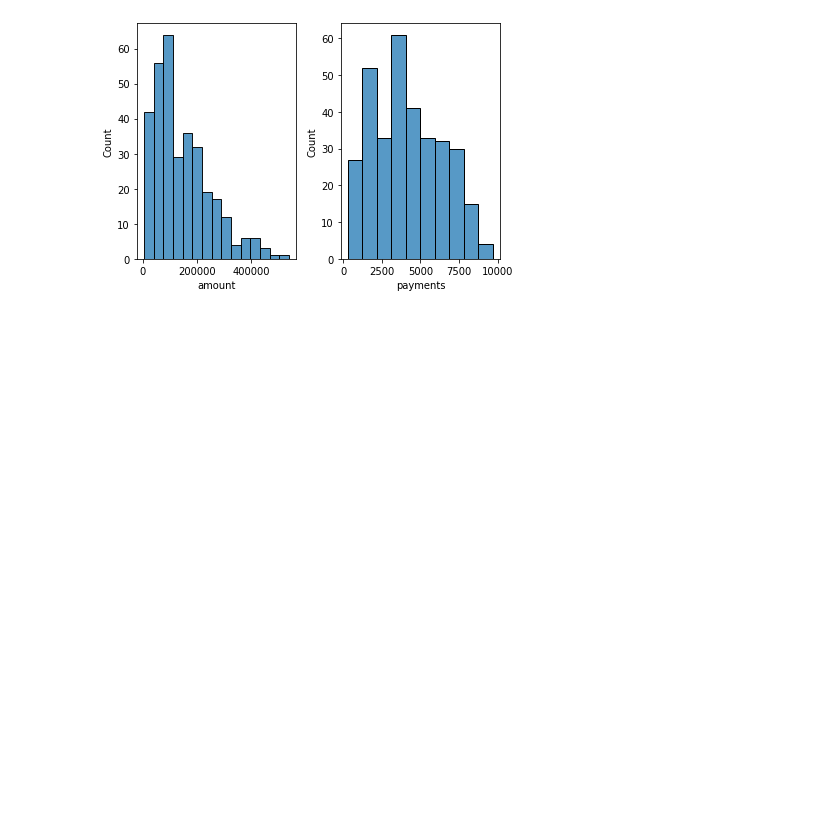
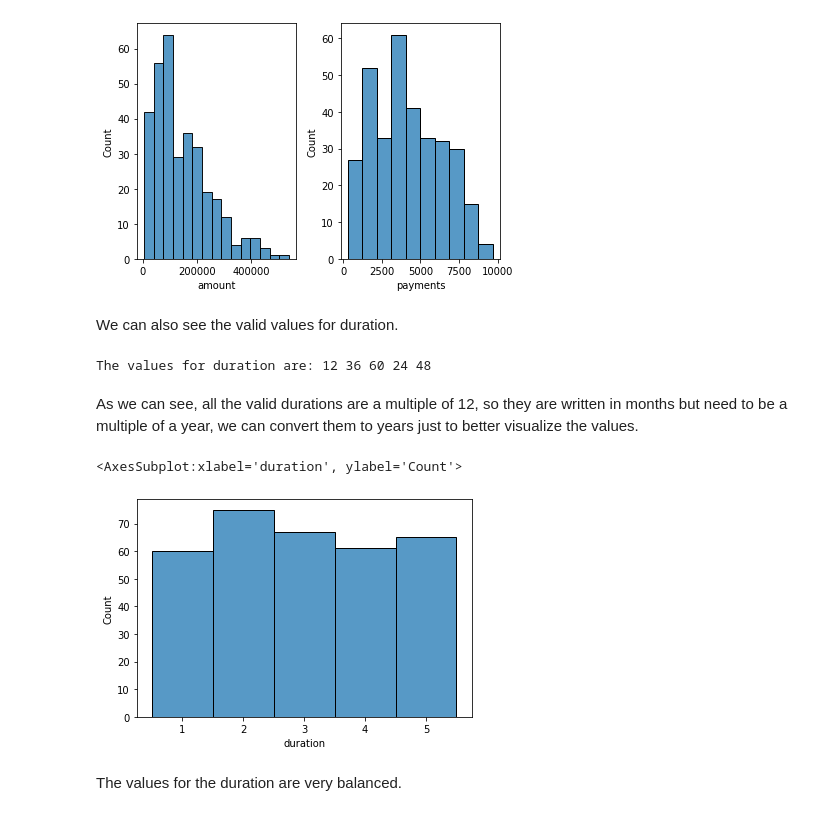
Before and after one commit to Samuuuh/feup-ac, a Jupyter notebook: docs/data_understanding.ipynb, the cells around one changed output. Saved outputs shown, nothing was run; the diff lists cells and outputs as text; code cells hidden in the pictures; blank space fills up the shorter version.

```diff
--- a/docs/data_understanding.ipynb
+++ b/docs/data_understanding.ipynb
@@ -68,3 +67,19 @@ sns.histplot(data=loans, x='payments', ax=ax[1])
 fig.tight_layout()
 # %% [output]
 [figure]
+# %% [markdown]
+We can also see the valid values for duration.
+# %%
+print("The values for duration are:", *loans.duration.unique().tolist())
+# %% [output]
+The values for duration are: 12 36 60 24 48
+# %% [markdown]
+As we can see, all the valid durations are a multiple of 12, so they are written in months but need to be a multiple of a year, we can convert them to years just to better visualize the values.
+# %%
+loans.duration = (loans.duration / 12).astype('int')
+sns.histplot(data=loans, x='duration', discrete=True)
+# %% [output]
+<AxesSubplot:xlabel='duration', ylabel='Count'>
+[figure, added]
+# %% [markdown]
+The values for the duration are very balanced.
```
Also changed, not shown: parts of 6 cells of this notebook.
